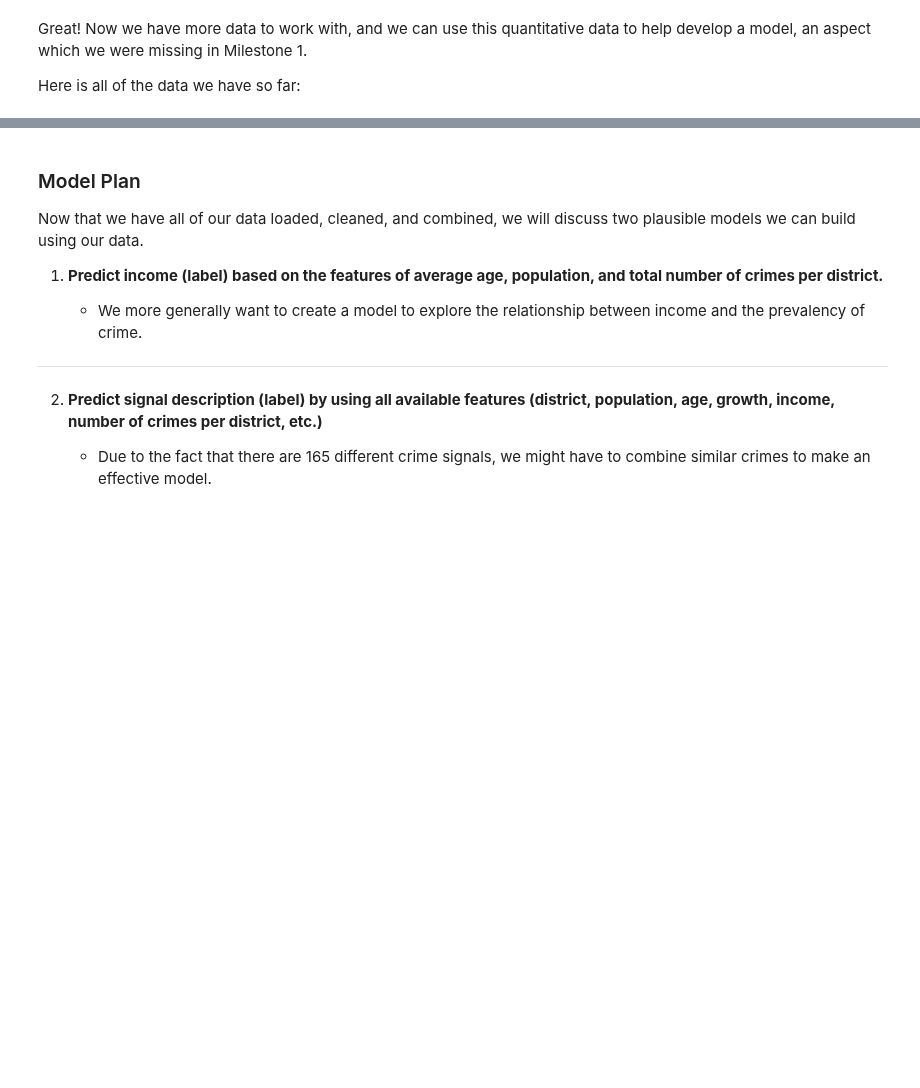
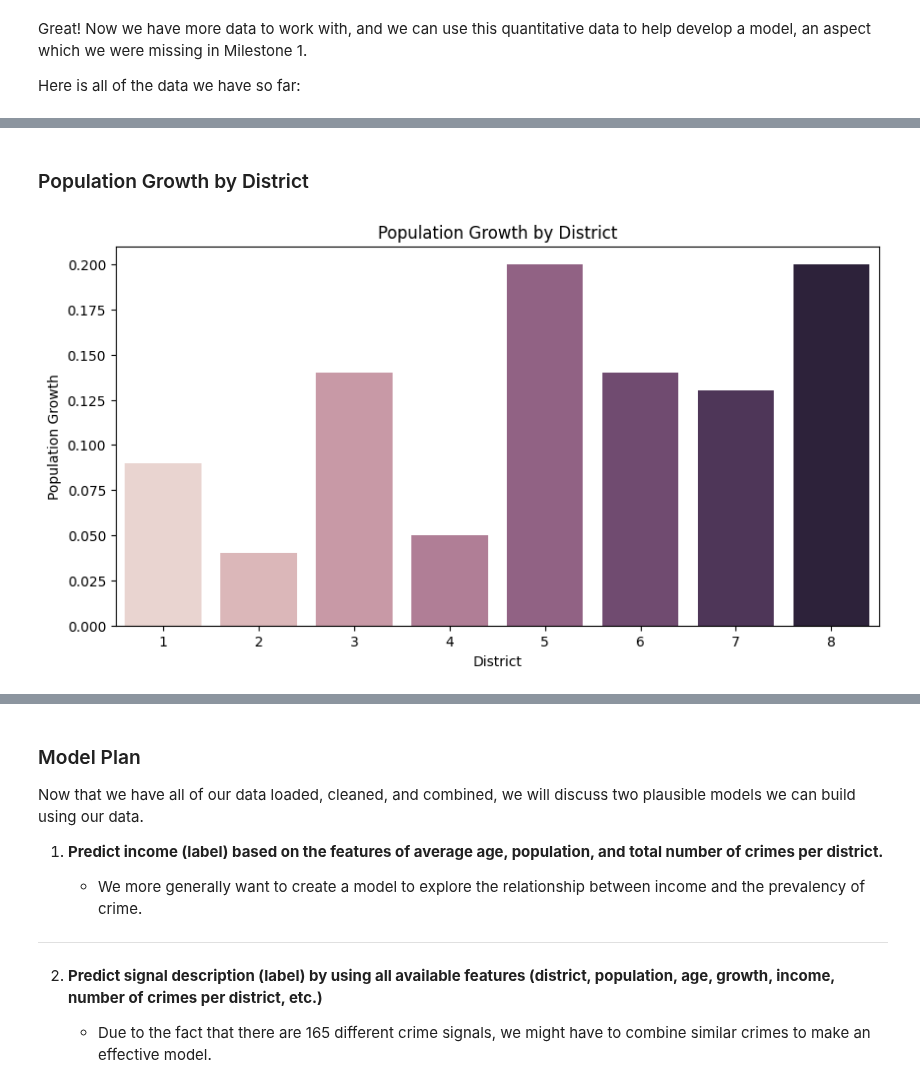
Before and after one commit to yarbschris/ds-final, a Jupyter notebook: finalProject.ipynb, the cells around one changed output, grey strips where cells are left out. Drawn from its saved outputs; the diff is of its cells as text; code cells hidden in the pictures; blank space fills up the shorter version.

```diff
--- a/finalProject.ipynb
+++ b/finalProject.ipynb
@@ -570,0 +632,10 @@ display(calls_and_reports)
+# %% [markdown]
+### Population Growth by District
+# %%
+plt.figure(figsize=(10,5))
+sns.barplot(dfDistricts, x="District", y="Population_Growth", hue="District", legend=False)
+plt.title("Population Growth by District")
+plt.ylabel("Population Growth")
+plt.show()
+# %% [output]
+[figure, added]
```
Also changed, not shown: parts of 24 cells of this notebook, 1 other file.
